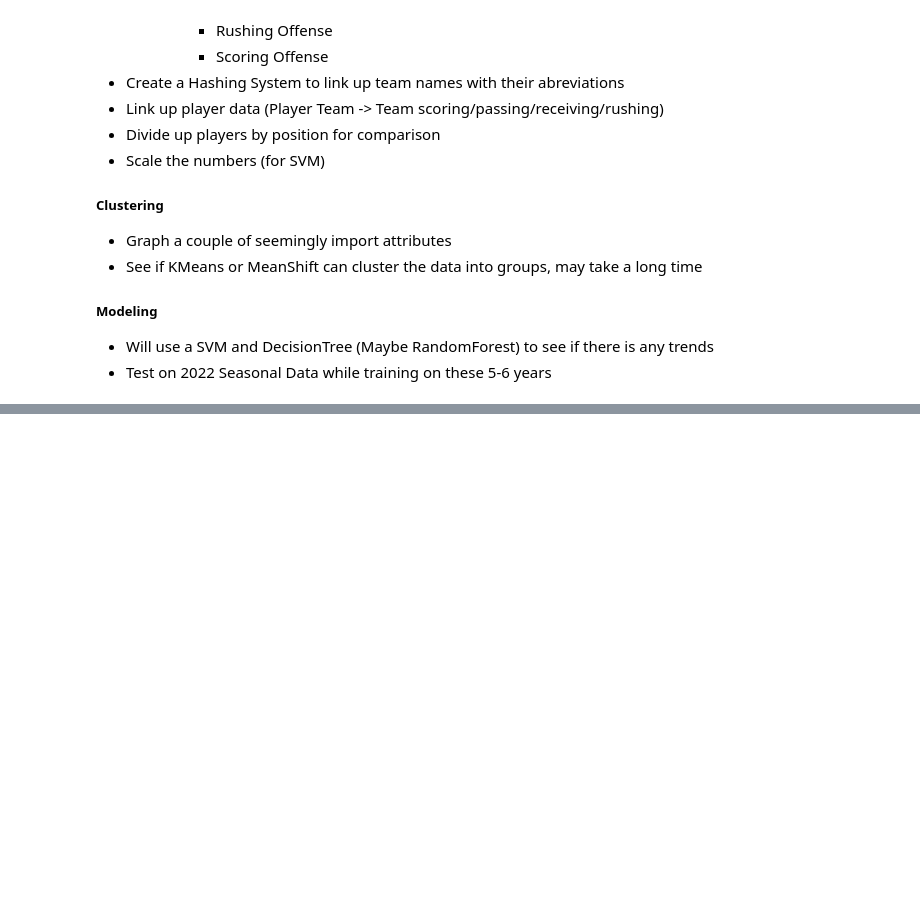
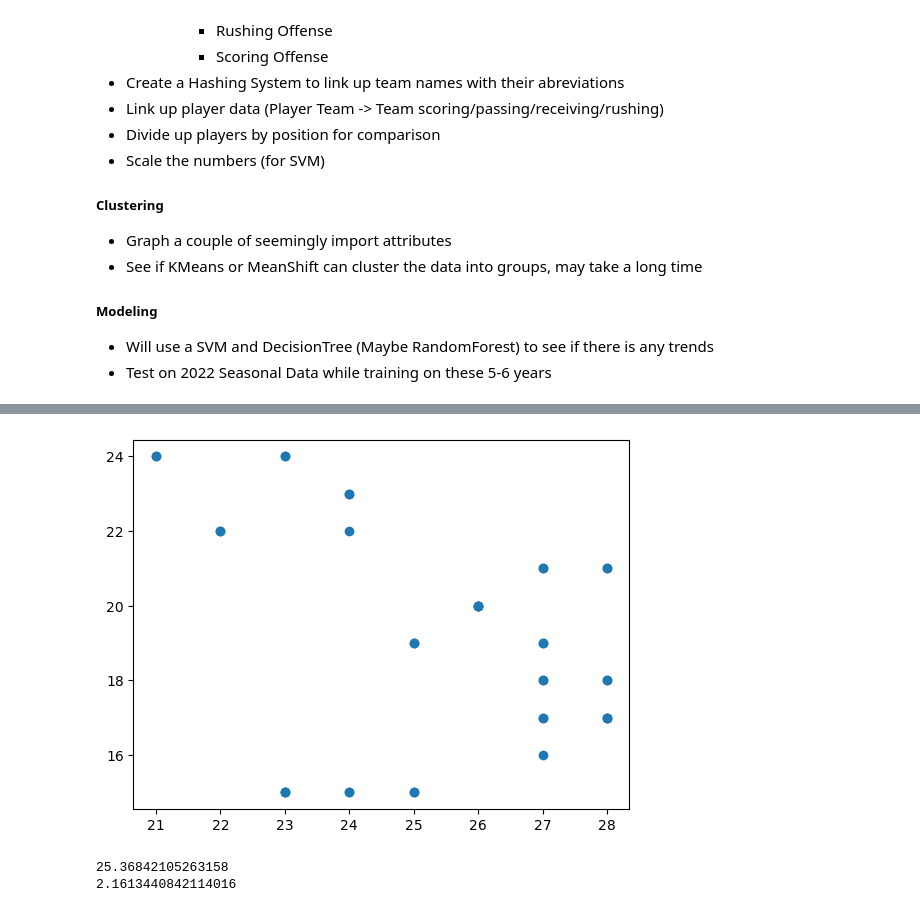
Before and after one commit to kahshiuhtang/Draft-Adivisor, a Jupyter notebook: Notebooks/TeamStudy.ipynb, the cells around one changed output, grey strips where cells are left out. Drawn from its saved outputs; the diff is of its cells as text; code cells hidden in the pictures; blank space fills up the shorter version.

```diff
--- a/Notebooks/TeamStudy.ipynb
+++ b/Notebooks/TeamStudy.ipynb
@@ -326,0 +359,11 @@ for i in range(6):
+# %%
+x = full.loc[(full['Rk_PLAYERS'] > 12) & (full['Rk_PLAYERS'] <= 24) & (full['FantPos_PLAYERS'] == 'WR')]['Age_PLAYERS']
+y = full.loc[(full['Rk_PLAYERS'] > 12) & (full['Rk_PLAYERS'] <= 24) & (full['FantPos_PLAYERS'] == 'WR')]['Rk_PLAYERS']
+plt.scatter(x, y)
+plt.show()
+print(x.mean())
+print(x.std())
+# %% [output]
+[figure, added]
+25.36842105263158
+2.1613440842114016
```
Also changed, not shown: parts of 8 cells of this notebook.
